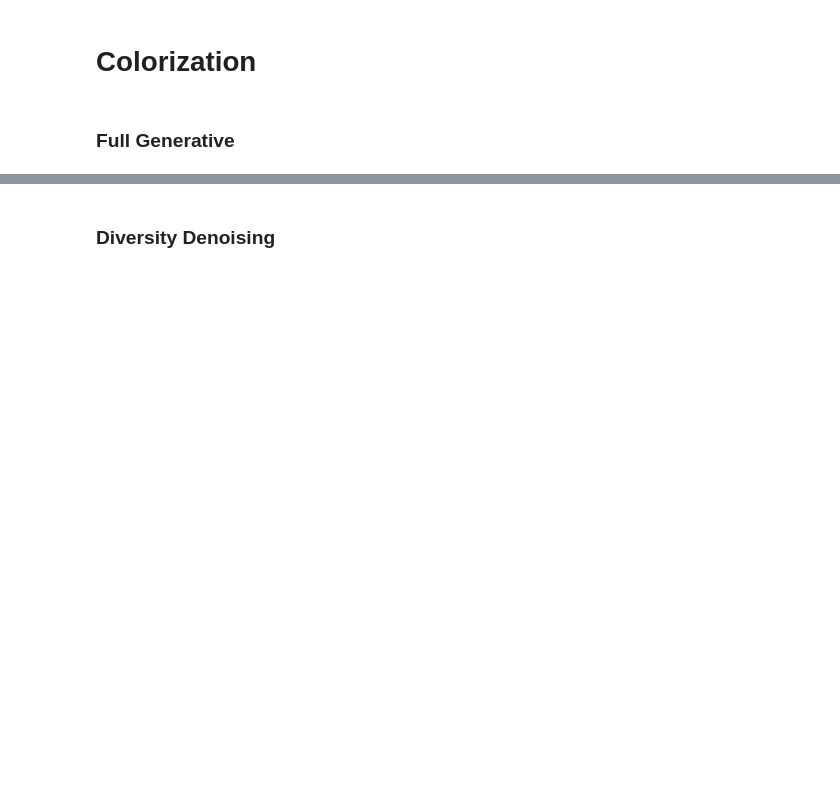
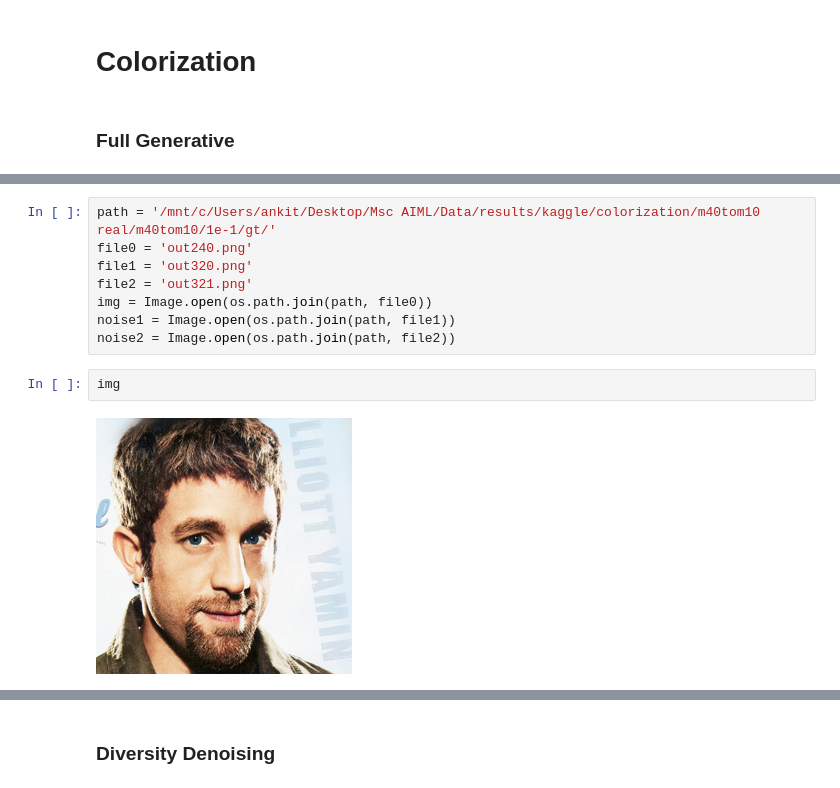
Before and after one commit to ankithsavio/msc-project, a Jupyter notebook: Week-10/Evaluationg.ipynb, the cells around one changed output, grey strips where cells are left out. Cells and saved outputs as stored; diff of their text form; blank space fills up the shorter version.

```diff
--- a/Week-10/Evaluationg.ipynb
+++ b/Week-10/Evaluationg.ipynb
@@ -50,0 +183,12 @@ Lossy conversion from float32 to uint8. Range [0, 1]. Convert image to uint8 pri
+# %%
+path = '/mnt/c/Users/ankit/Desktop/Msc AIML/Data/results/kaggle/colorization/m40tom10 real/m40tom10/1e-1/gt/'
+file0 = 'out240.png'
+file1 = 'out320.png'
+file2 = 'out321.png'
+img = Image.open(os.path.join(path, file0))
+noise1 = Image.open(os.path.join(path, file1))
+noise2 = Image.open(os.path.join(path, file2))
+# %%
+img
+# %% [output]
+[figure, added]
```
Also changed, not shown: parts of 17 cells of this notebook.
